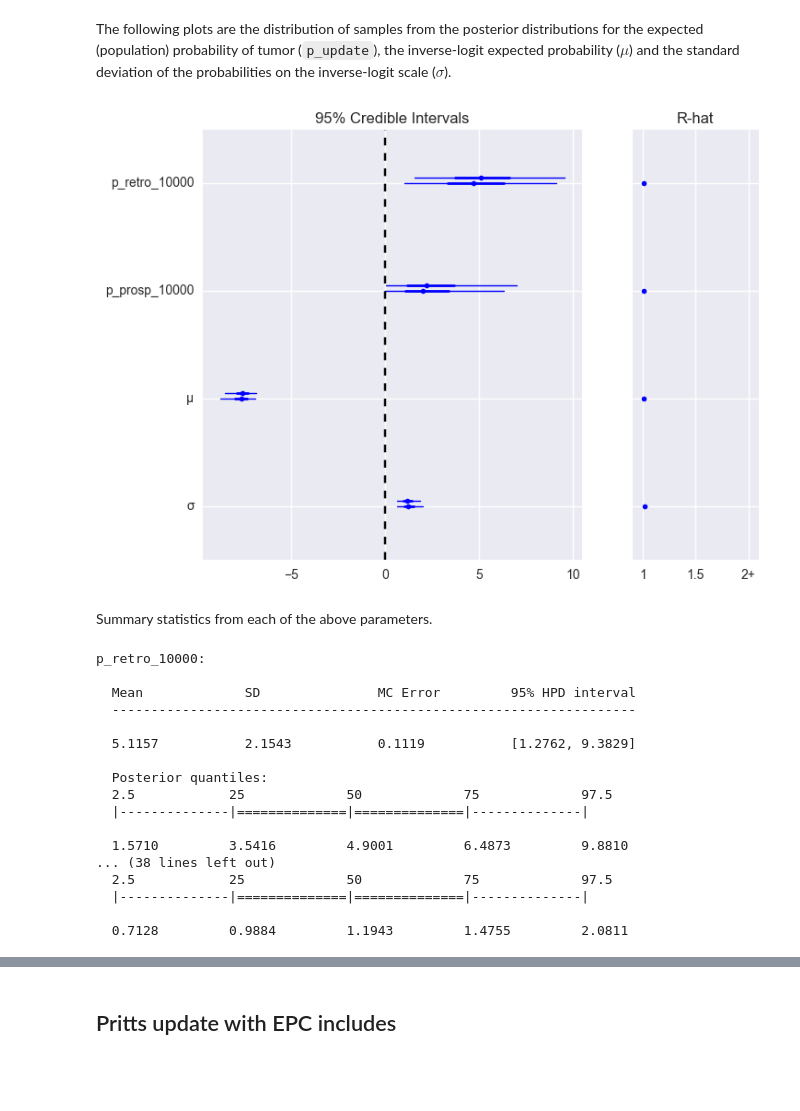
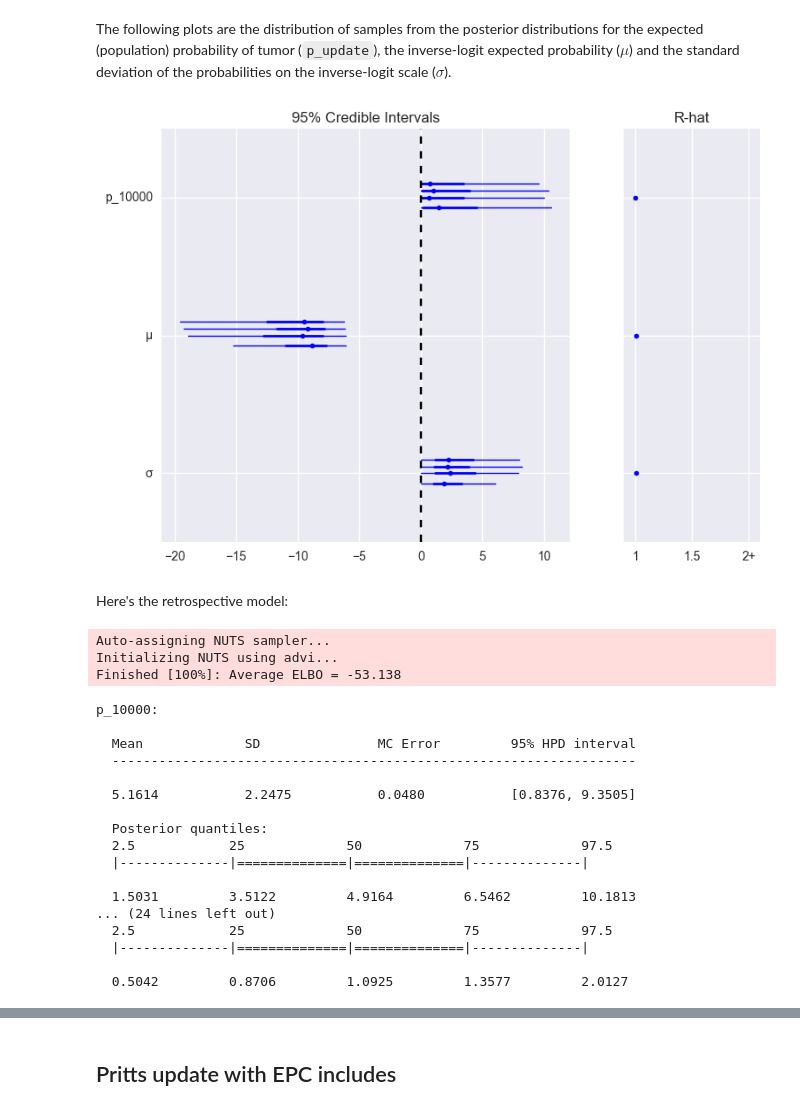
Before and after one commit to VanderbiltPopHealthSci/uterine_fibroids_MA, a Jupyter notebook: Key Question 3 Meta-analysis.ipynb, the cells around one changed output, grey strips where cells are left out. Drawn from its saved outputs; the diff is of its cells as text; code cells hidden in the pictures; blank space fills up the shorter version.

```diff
--- a/Key Question 3 Meta-analysis.ipynb
+++ b/Key Question 3 Meta-analysis.ipynb
@@ -112,30 +118,26 @@ There appears to be no obvious relationship between age (normalized) and tumor r
 # %%
 import theano.tensor as tt
-from numpy.ma import masked_values
 invlogit = pm.math.invlogit
 
-def create_model(model_data, x_cols=['Prospective']):
+def original_model(model_data):
 
     with pm.Model() as model:
 
         k = model_data.shape[0]
         tumors = model_data.Tumors.values.astype(int)
         n = model_data.Population.values.astype(int)
-        X = model_data[x_cols].values.astype(int)
 
         # Study random effect
-        μ = pm.Normal('μ', 0, sd=100, testval=-3)
-        σ = pm.Uniform('σ', 0, 1000, testval=10)
-        θ = pm.Normal('θ', μ, sd=σ, shape=k)
-        # Design effects
-        β = pm.Normal('β', 0, sd=10, shape=len(x_cols))
+        μ = pm.Normal('μ', 0, sd=100)
+        σ = pm.Uniform('σ', 0, 10)
+        ζ = pm.Normal('ζ', 0, 1, shape=k)
+        θ = μ + ζ*σ
 
         # Study-specific probabilities
-        π = pm.Deterministic('π', invlogit(θ + β*X))
+        π = pm.Deterministic('π', invlogit(θ))
 
         # Expected probabilities by design
-        p_retro_10000 = pm.Deterministic('p_retro_10000', invlogit(μ)*10000)
-        p_prosp_10000 = pm.Deterministic('p_prosp_10000', invlogit(μ + β)*10000)
+        p_10000 = pm.Deterministic('p_10000', invlogit(μ)*10000)
 
         obs = pm.Binomial('obs', n=n, p=π, observed=tumors)
 
@@ -145,3 +145,8 @@ def create_model(model_data, x_cols=['Prospective']):
+# %%
+prospective_mask = old_pritts.design=='Prospective'
+
+pritts_prospective = original_model(old_pritts[prospective_mask])
+pritts_retrospective = original_model(old_pritts[~prospective_mask])
 # %%
-iterations = 10000
-keep = 9000
+iterations = 5000
+keep = 4000
@@ -150,6 +155,7 @@ pritts = create_model(old_pritts)
 # %%
-with pritts:
-    pritts_trace = pm.sample(iterations, njobs=2, random_seed=[20140425, 19700903])
+with pritts_prospective:
+    prospective_trace = pm.sample(iterations, njobs=4,
+                                  random_seed=rseeds)
 # %% [output]
 Auto-assigning NUTS sampler...
 Initializing NUTS using advi...
@@ -157,28 +183,35 @@ Finished [100%]: Average ELBO = -110.09
 # %% [markdown]
 The following plots are the distribution of samples from the posterior distributions for the expected (population) probability of tumor (`p_update`), the inverse-logit expected probability ($\mu$) and the standard deviation of the probabilities on the inverse-logit scale ($\sigma$).
 # %%
-pm.forestplot(pritts_trace[-keep:], varnames=['p_retro_10000', 'p_prosp_10000', 'μ', 'σ']);
+pm.forestplot(prospective_trace[-keep:], varnames=['p_10000', 'μ', 'σ']);
 # %% [output]
-[figure, old version]
+[figure, new version]
-# %% [markdown]
-Summary statistics from each of the above parameters.
+# %% [markdown]
+Here's the retrospective model:
+# %%
+with pritts_retrospective:
+    retrospective_trace = pm.sample(iterations, njobs=4, random_seed=rseeds)
+# %% [output]
+Auto-assigning NUTS sampler...
+Initializing NUTS using advi...
+Finished [100%]: Average ELBO = -53.138
 # %%
-pm.summary(pritts_trace[-keep:], varnames=['p_retro_10000', 'p_prosp_10000', 'μ', 'σ'], roundto=4)
+pm.summary(retrospective_trace[-keep:], varnames=['p_10000', 'μ', 'σ'], roundto=4)
 # %% [output]
-p_retro_10000:
+p_10000:
 
   Mean             SD               MC Error         95% HPD interval
   -------------------------------------------------------------------
 
-  5.1157           2.1543           0.1119           [1.2762, 9.3829]
+  5.1614           2.2475           0.0480           [0.8376, 9.3505]
 
   Posterior quantiles:
   2.5            25             50             75             97.5
   |--------------|==============|==============|--------------|
 
-  1.5710         3.5416         4.9001         6.4873         9.8810
-... (38 lines left out)
+  1.5031         3.5122         4.9164         6.5462         10.1813
+... (24 lines left out)
   2.5            25             50             75             97.5
   |--------------|==============|==============|--------------|
 
-  0.7128         0.9884         1.1943         1.4755         2.0811
+  0.5042         0.8706         1.0925         1.3577         2.0127
```
Also changed, not shown: parts of 31 cells of this notebook.
